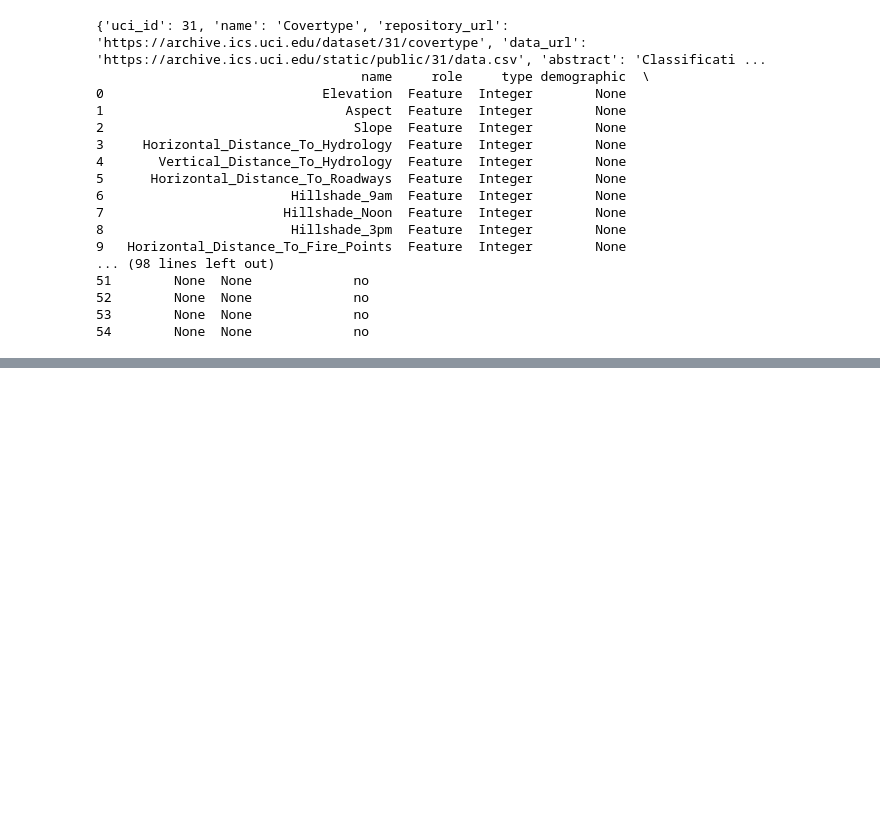
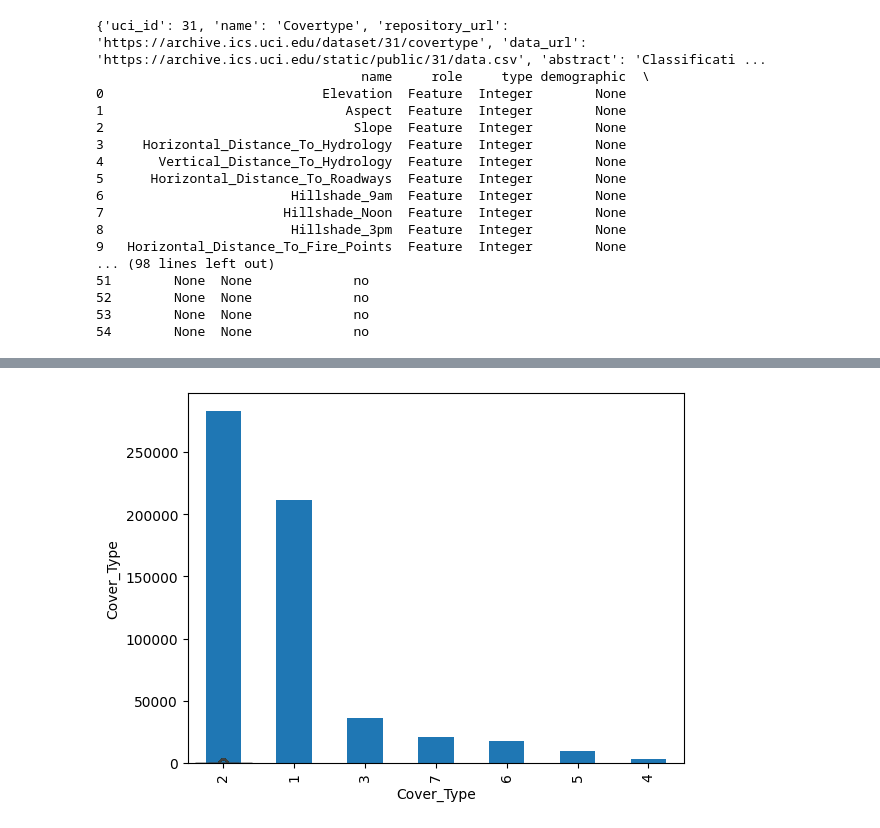
Before and after one commit to Danilo-Lapa11/covertype_EDA, a Jupyter notebook: EDA.ipynb, the cells around one changed output, grey strips where cells are left out. Saved outputs shown, nothing was run; the diff lists cells and outputs as text; code cells hidden in the pictures; blank space fills up the shorter version.

```diff
--- a/EDA.ipynb
+++ b/EDA.ipynb
@@ -94,0 +143,4 @@ X.describe()
+# %%
+df['Cover_Type'].value_counts().plot(kind='bar')
+# %% [output]
+[figure, added]
```
Also changed, not shown: parts of 9 cells of this notebook, 1 other file.
